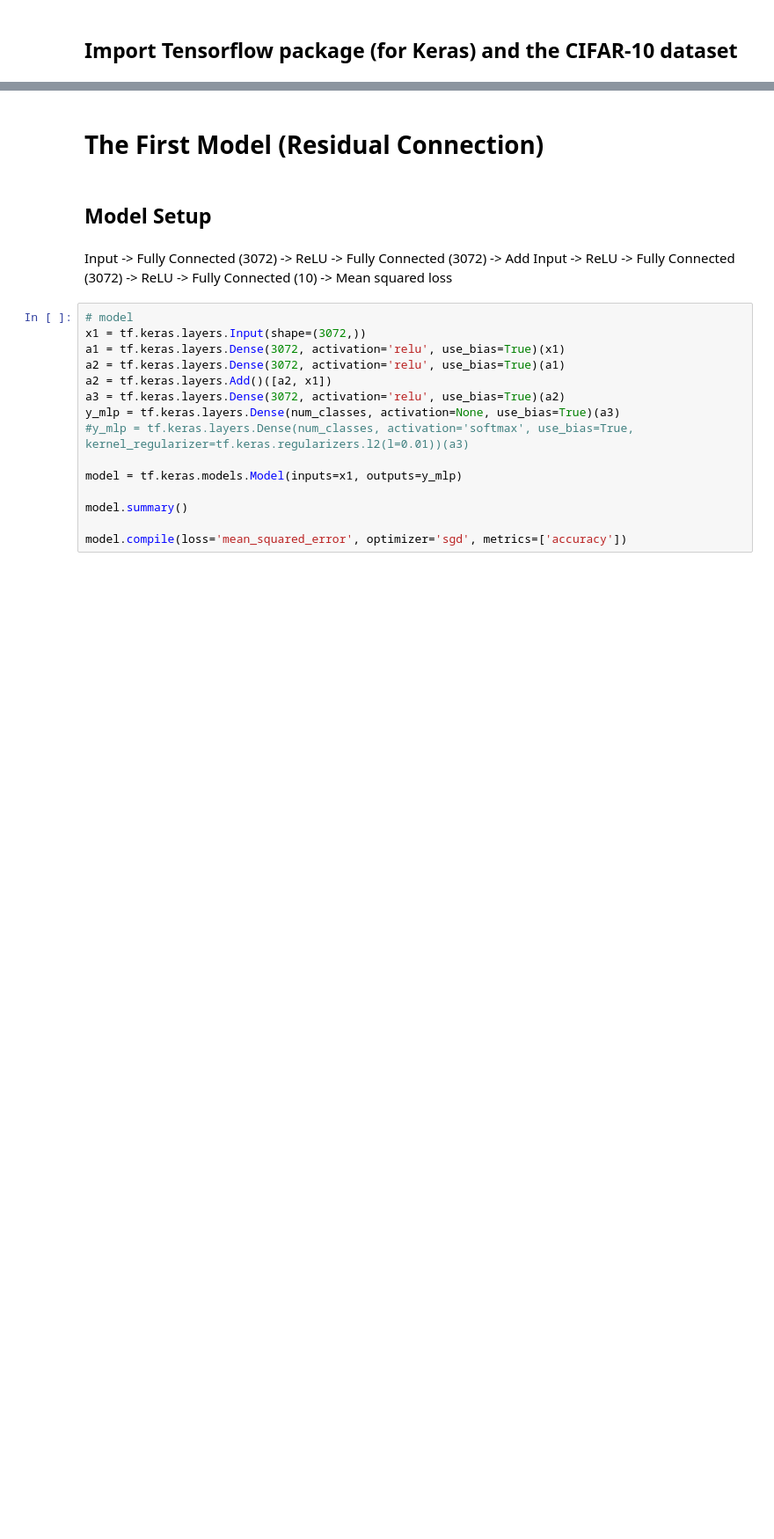
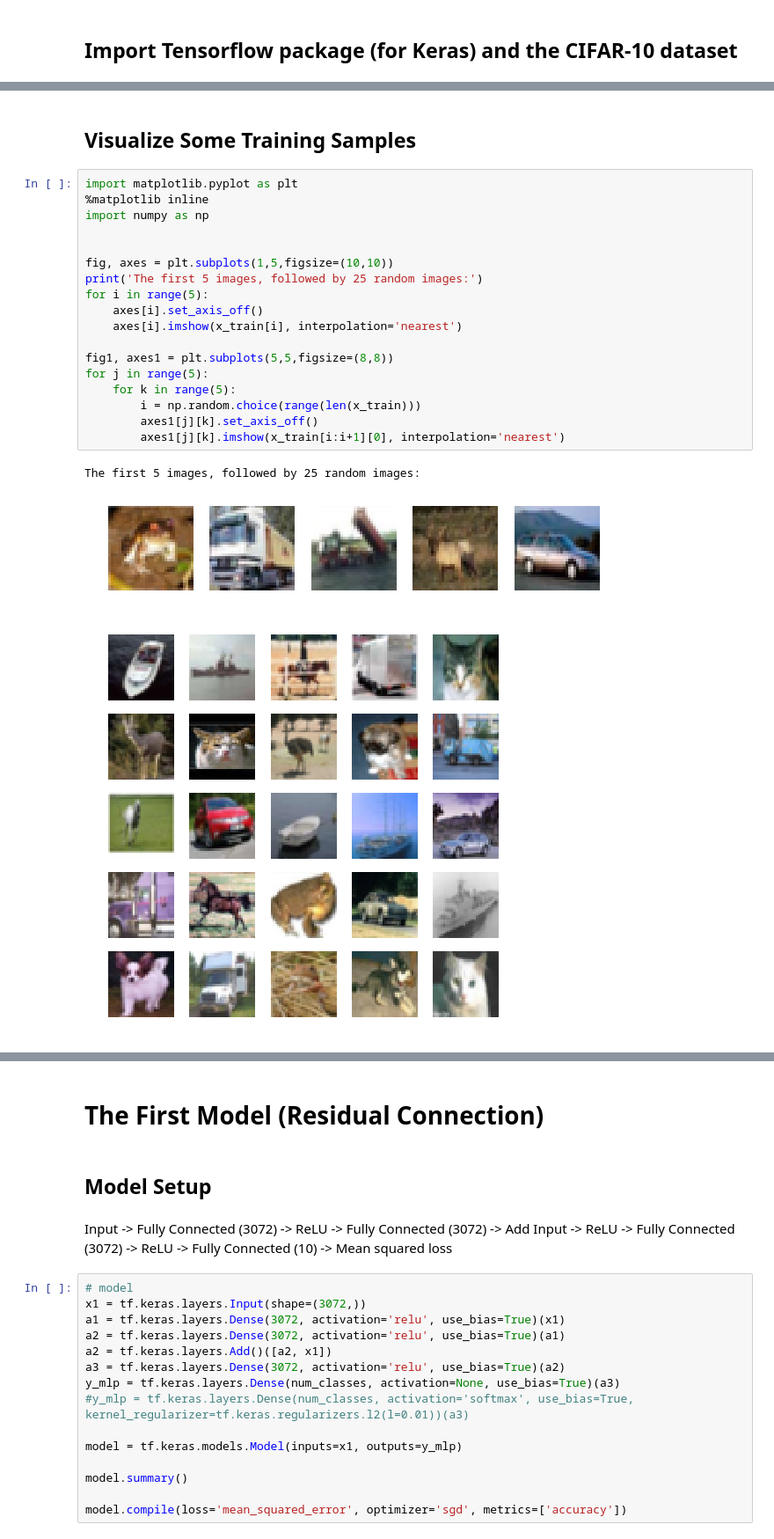
Before and after one commit to timlautk/BCD-for-DNNs, a Jupyter notebook: Keras/cifar_10_mlp_experiments.ipynb, the cells around one changed output, grey strips where cells are left out. Shown: that part at 88% size. Drawn from its saved outputs; the diff is of its cells as text; blank space fills up the shorter version.

```diff
--- a/Keras/cifar_10_mlp_experiments.ipynb
+++ b/Keras/cifar_10_mlp_experiments.ipynb
@@ -48,3 +40,27 @@ y_test = tf.keras.utils.to_categorical(y_test, num_classes)
 # %% [output]
 50000 train samples
 10000 test samples
+# %% [markdown]
+## Visualize Some Training Samples
+# %%
+import matplotlib.pyplot as plt
+%matplotlib inline
+import numpy as np
+
+
+fig, axes = plt.subplots(1,5,figsize=(10,10))
+print('The first 5 images, followed by 25 random images:')
+for i in range(5):
+    axes[i].set_axis_off()
+    axes[i].imshow(x_train[i], interpolation='nearest')
+
+fig1, axes1 = plt.subplots(5,5,figsize=(8,8))
+for j in range(5):
+    for k in range(5):
+        i = np.random.choice(range(len(x_train)))
+        axes1[j][k].set_axis_off()
+        axes1[j][k].imshow(x_train[i:i+1][0], interpolation='nearest')
+# %% [output]
+The first 5 images, followed by 25 random images:
+[figure, added]
+[figure, added]
```
Also changed, not shown: parts of 10 cells of this notebook.
